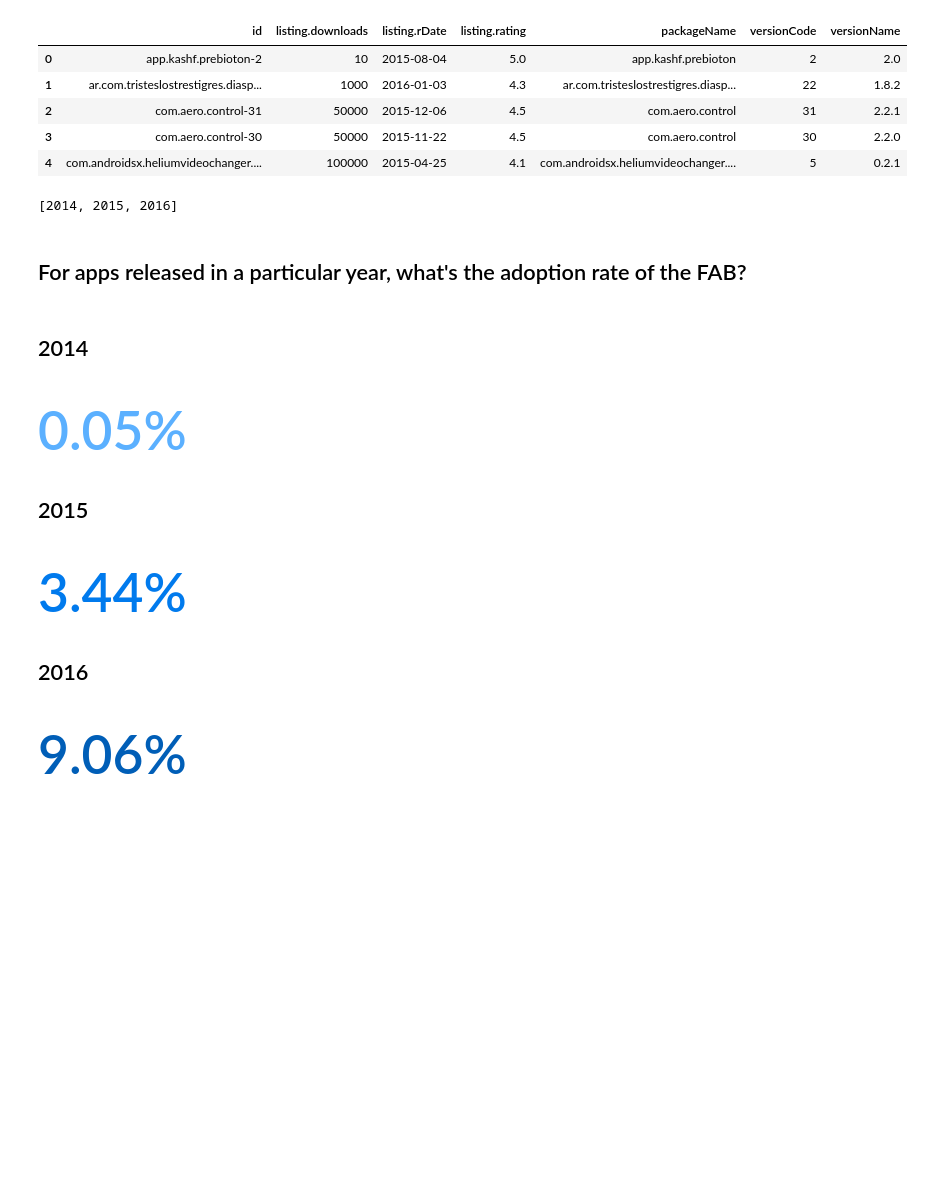
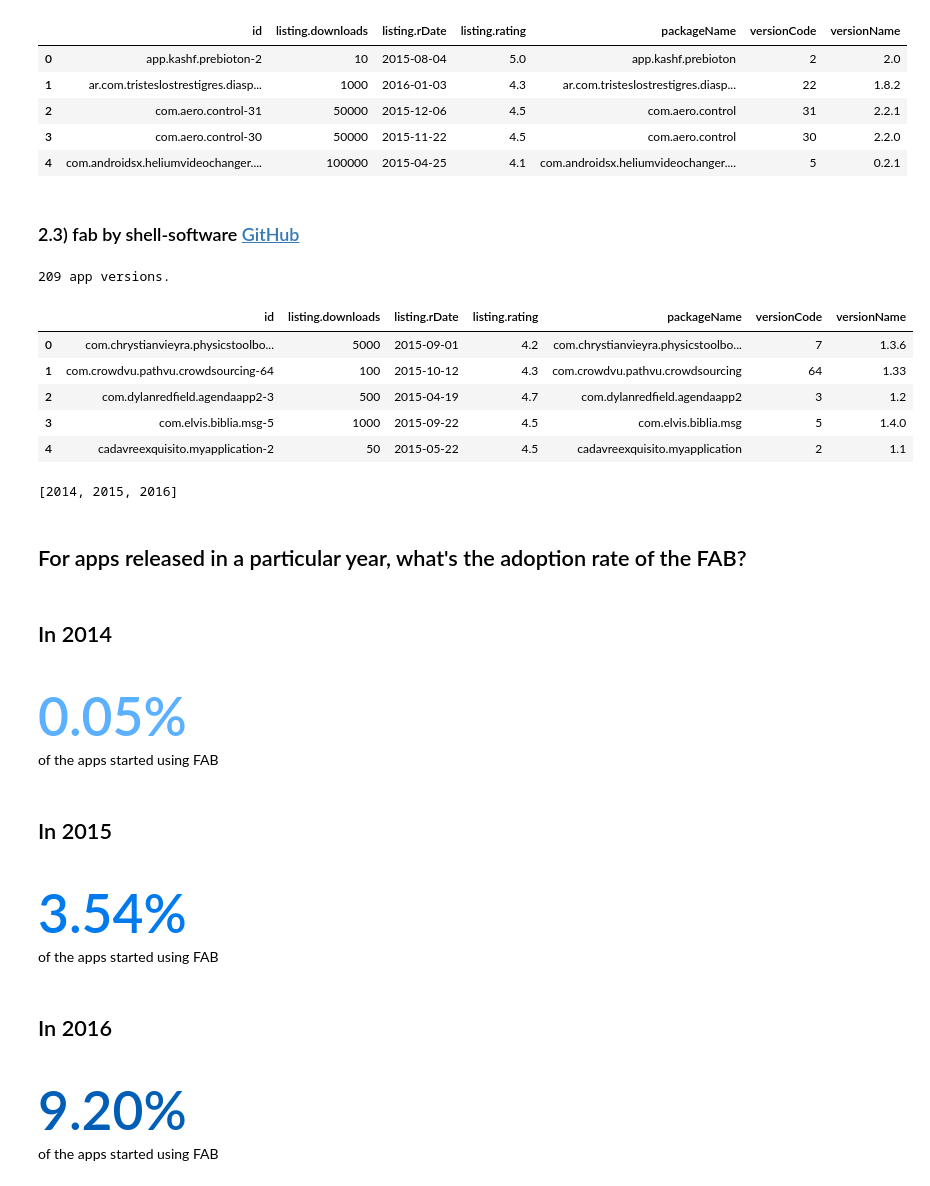
Before and after one commit to sieveable/sieveable-mining, a Jupyter notebook: notebooks/material-design-adoption.ipynb, the cells around one changed output. Drawn from its saved outputs; the diff is of its cells as text; code cells hidden in the pictures; blank space fills up the shorter version.

```diff
--- a/notebooks/material-design-adoption.ipynb
+++ b/notebooks/material-design-adoption.ipynb
@@ -212,5 +212,20 @@ df_fab_3rd_lib_futuresimple.head()
 | 2 | com.aero.control-31 | 50000 | 2015-12-06 | 4.5 | com.aero.control | 31 | 2.2.1 |
 | 3 | com.aero.control-30 | 50000 | 2015-11-22 | 4.5 | com.aero.control | 30 | 2.2.0 |
 | 4 | com.androidsx.heliumvideochanger.... | 100000 | 2015-04-25 | 4.1 | com.androidsx.heliumvideochanger.... | 5 | 0.2.1 |
+# %% [markdown]
+### 2.3) fab by shell-software [GitHub](https://github.com/shell-software/fab)
+# %%
+df_fab_3rd_lib_shell_software = normalizeDataFrame(
+    '../data/fab/fab_using_3rd_lib_shell-software.json')
+print("{:,}".format(len(df_fab_3rd_lib_shell_software)) + " app versions.")
+df_fab_3rd_lib_shell_software.head()
+# %% [output]
+209 app versions.
+|  | id | listing.downloads | listing.rDate | listing.rating | packageName | versionCode | versionName |
+| 0 | com.chrystianvieyra.physicstoolbo... | 5000 | 2015-09-01 | 4.2 | com.chrystianvieyra.physicstoolbo... | 7 | 1.3.6 |
+| 1 | com.crowdvu.pathvu.crowdsourcing-64 | 100 | 2015-10-12 | 4.3 | com.crowdvu.pathvu.crowdsourcing | 64 | 1.33 |
+| 2 | com.dylanredfield.agendaapp2-3 | 500 | 2015-04-19 | 4.7 | com.dylanredfield.agendaapp2 | 3 | 1.2 |
+| 3 | com.elvis.biblia.msg-5 | 1000 | 2015-09-22 | 4.5 | com.elvis.biblia.msg | 5 | 1.4.0 |
+| 4 | cadavreexquisito.myapplication-2 | 50 | 2015-05-22 | 4.5 | cadavreexquisito.myapplication | 2 | 1.1 |
 # %%
 # Combine all data frames
@@ -238,17 +254,20 @@ fab_rate16 = "{:.2f}".format(len(df_fab_2016) / apps_in_2016 * 100)
 def getHTMLHeader(text, color):
     return '<h1 style="color: ' + color + '; margin: 0px; padding:0px; font-size:40pt;"> ' + text + '% </h1>'
 display(Markdown("## For apps released in a particular year, what's the adoption rate of the FAB?"))
-display(Markdown("## 2014"))
-display(HTML(getHTMLHeader(fab_rate14, "#5bb0ff")))
-display(Markdown("## 2015"))
-display(HTML(getHTMLHeader(fab_rate15, "#007aed")))
-display(Markdown("## 2016"))
-display(HTML(getHTMLHeader(fab_rate16, "#005eb7")))
+display(Markdown("## In 2014"))
+display(HTML(getHTMLHeader(fab_rate14, "#5bb0ff") + " <p> of the apps started using FAB</p>"))
+display(Markdown("## In 2015"))
+display(HTML(getHTMLHeader(fab_rate15, "#007aed") + " <p> of the apps started using FAB</p>"))
+display(Markdown("## In 2016"))
+display(HTML(getHTMLHeader(fab_rate16, "#005eb7") + " <p> of the apps started using FAB</p>"))
 # %% [output]
 ## For apps released in a particular year, what's the adoption rate of the FAB?
-## 2014
+## In 2014
 0.05%
+of the apps started using FAB
-## 2015
+## In 2015
-3.44%
+3.54%
+of the apps started using FAB
-## 2016
+## In 2016
-9.06%
+9.20%
+of the apps started using FAB
```
Also changed, not shown: parts of 8 cells of this notebook.
